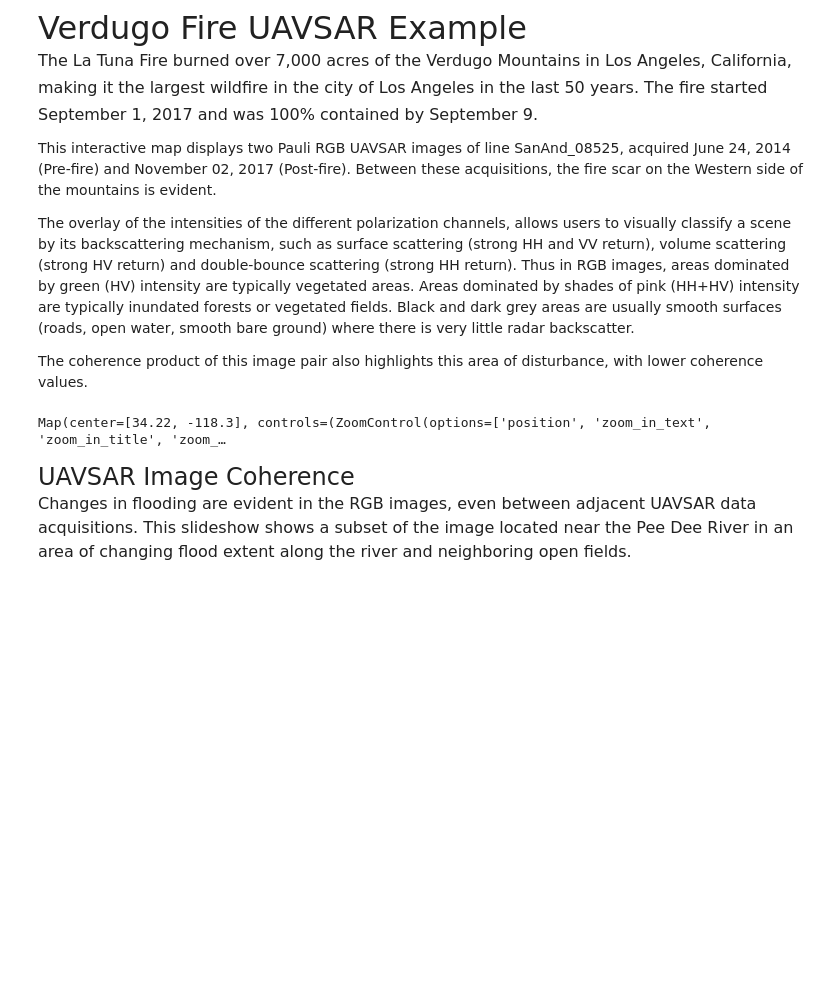
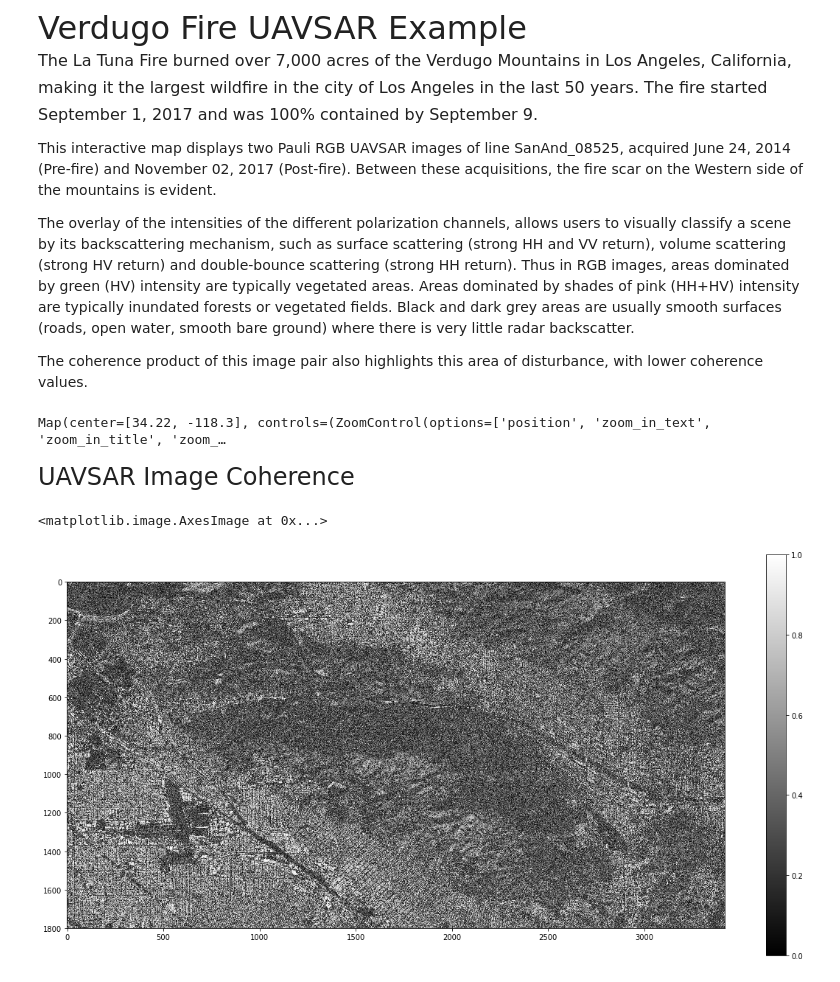
Before and after one commit to anniepeacock/leaflet_test, a Jupyter notebook: fire/Fire_Example.ipynb, the cells around one changed output. Drawn from its saved outputs; the diff is of its cells as text; code cells hidden in the pictures; blank space fills up the shorter version.

```diff
--- a/fire/Fire_Example.ipynb
+++ b/fire/Fire_Example.ipynb
@@ -66,5 +66,23 @@ Map(center=[34.22, -118.3], controls=(ZoomControl(options=['position', 'zoom_in_
 <font size="5"> UAVSAR Image Coherence<font color='rgba(200,0,0,0.2)'> </font>
 <font face="Arial"><br>
 <font size="3">
-Changes in flooding are evident in the RGB images, even between adjacent UAVSAR data acquisitions. This slideshow shows a subset of the image located near the Pee Dee River in an area of changing flood extent along the river and neighboring open fields.
     <font color='rgba(200,0,0,0.2)'> </font>
+# %%
+import rasterio as rio
+import numpy as np
+import matplotlib.pyplot as plt
+import matplotlib
+
+with rio.open('/Users/peacock/Downloads/verdugo_coherence_crop.tif') as coherence_tif:
+    coherence = coherence_tif.read(1)
+
+# Coherence
+fig = plt.figure(figsize=(20,20))
+cmap_reversed = matplotlib.cm.get_cmap('gray')
+im = plt.imshow(coherence, cmap_reversed, vmin=0, vmax=1)
+cbar=fig.colorbar(im,shrink=0.5)
+
+im
+# %% [output]
+<matplotlib.image.AxesImage at 0x...>
+[figure, added]
```
